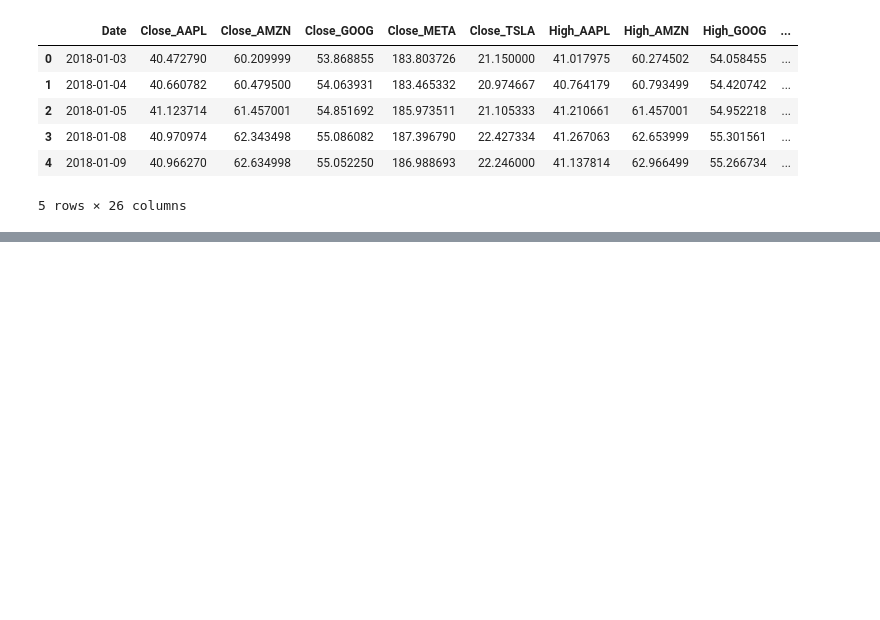
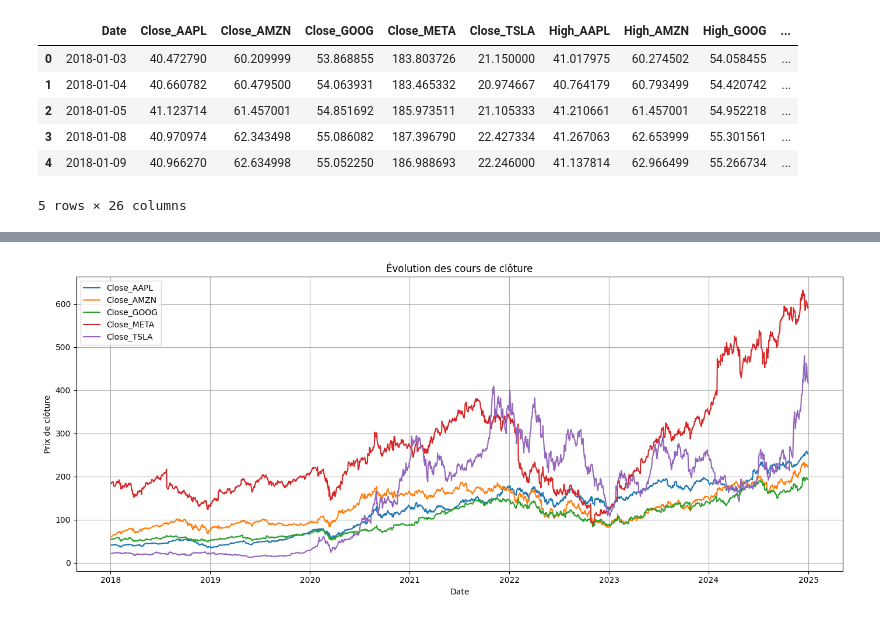
Before and after one commit to S0nia11/Projet_Final_ML_M1, a Jupyter notebook: Analyse_data.ipynb, the cells around one changed output, grey strips where cells are left out. Cells and saved outputs as stored; diff of their text form; code cells hidden in the pictures; blank space fills up the shorter version.

```diff
--- a/Analyse_data.ipynb
+++ b/Analyse_data.ipynb
@@ -105,0 +184,16 @@ df_final.to_csv("donnees_boursieres_nettoyees.csv")
+# %%
+#Première visusalisation : La cloture
+plt.figure(figsize=(14,6))
+for col in df_final.columns:
+    if "Close" in col:
+        plt.plot(df_final["Date"], df_final[col], label=col)
+
+plt.title("Évolution des cours de clôture")
+plt.xlabel("Date")
+plt.ylabel("Prix de clôture")
+plt.legend()
+plt.grid(True)
+plt.tight_layout()
+plt.show()
+# %% [output]
+[figure, added]
```
Also changed, not shown: parts of 24 cells of this notebook, 2 other files.
